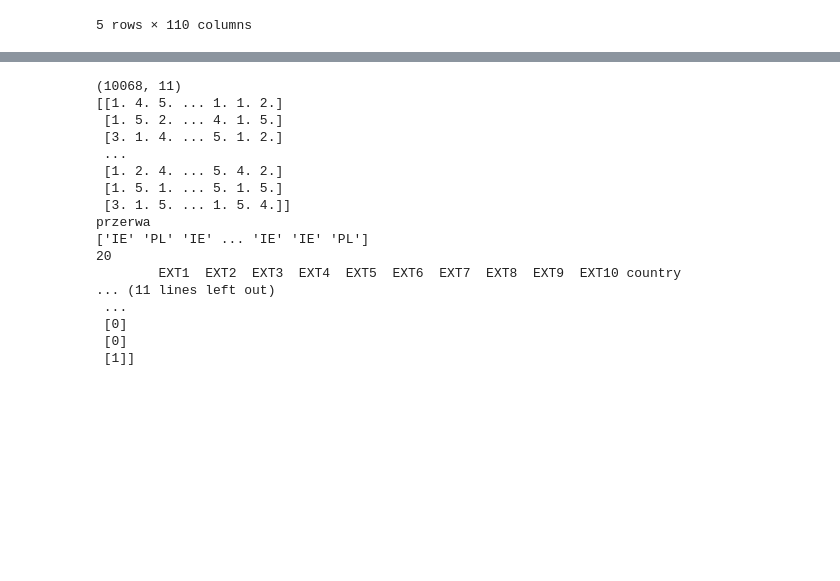
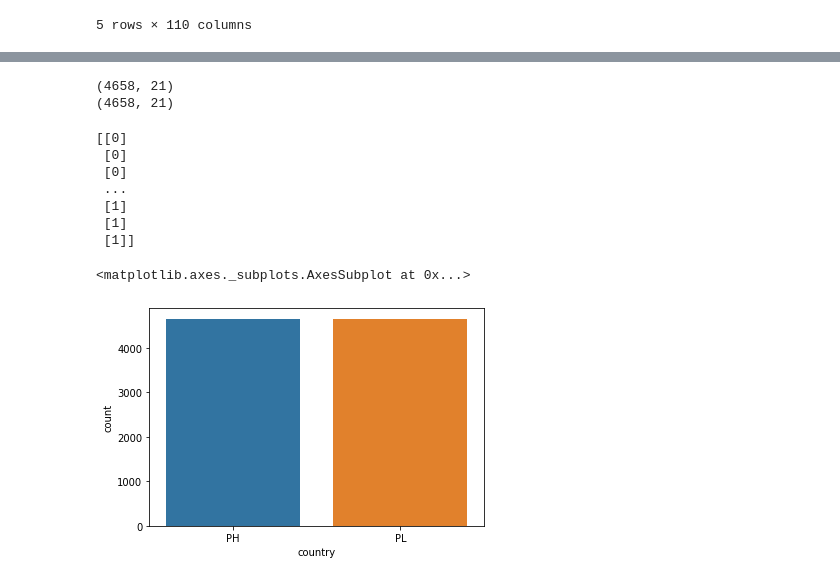
Before and after one commit to piotrmucha/artificialIntelligence, a Jupyter notebook: MyProject.ipynb, the cells around one changed output, grey strips where cells are left out. Cells and saved outputs as stored; diff of their text form; code cells hidden in the pictures; blank space fills up the shorter version.

```diff
--- a/MyProject.ipynb
+++ b/MyProject.ipynb
@@ -38,5 +40,6 @@ data.head()
 # %%
 
-data2 =  data.loc[:,'EXT1':'EXT10'].join(data[['country']])
+data2 =  data.loc[:,'EXT1':'EST10'].join(data[['country']])
+print(data2.shape)
 data2.head()
 # %% [output]
@@ -58,0 +54,6 @@ data3.head()
+# %%
+data3 = data2.loc[data2['country'].isin(['PH'])].sample(n=4659)
+data4 = data2.loc[data2['country'].isin(['PL'])]
+result = pd.concat([data3,data4])
+print(result[result["country"] == "PL"].shape)
+print(result[result["country"] == "PH"].shape)
@@ -59,47 +78,34 @@ data3.head()
+# %%
+result = result.dropna()
+result.shape
+print(result[result["country"] == "PL"].shape)
+print(result[result["country"] == "PH"].shape)
+# %% [output]
+(4658, 21)
+(4658, 21)
 # %%
-print(data3.shape)
-X = data3.drop('country',axis=1).values
-y = data3['country'].values
-print(X)
-print('przerwa')
-print(y)
 
-print(data3.isnull().values.sum())
-print(data3[data3.isnull().any(axis=1)])
-data4 = data3.dropna()
-print(data4.isnull().values.sum())
-print(data4[data4.isnull().any(axis=1)])
-print('witam')
-print(data4.shape)
-X = data4.drop('country',axis=1).values
-y = data4['country'].values
+X = result.drop('country',axis=1).values
+y = result['country'].values
 from sklearn import preprocessing
 import numpy as np
 import tensorflow as tf
-# encoder = preprocessing.LabelEncoder()
-# encoder.fit(y)
-# y = encoder.transform(y)
-# y = tf.keras.utils.to_categorical(y)
 lb = preprocessing.LabelBinarizer()
 y = lb.fit_transform(y)
 print(y)
 # %% [output]
-(10068, 11)
-[[1. 4. 5. ... 1. 1. 2.]
- [1. 5. 2. ... 4. 1. 5.]
- [3. 1. 4. ... 5. 1. 2.]
- ...
- [1. 2. 4. ... 5. 4. 2.]
- [1. 5. 1. ... 5. 1. 5.]
- [3. 1. 5. ... 1. 5. 4.]]
-przerwa
-['IE' 'PL' 'IE' ... 'IE' 'IE' 'PL']
-20
-        EXT1  EXT2  EXT3  EXT4  EXT5  EXT6  EXT7  EXT8  EXT9  EXT10 country
-... (11 lines left out)
- ...
+[[0]
  [0]
  [0]
+ ...
+ [1]
+ [1]
  [1]]
+# %%
+import seaborn as sns
+sns.countplot(x='country', data = result)
+# %% [output]
+<matplotlib.axes._subplots.AxesSubplot at 0x...>
+[figure, added]
 # %%
 from sklearn.model_selection import train_test_split
```
Also changed, not shown: parts of 18 cells of this notebook.
